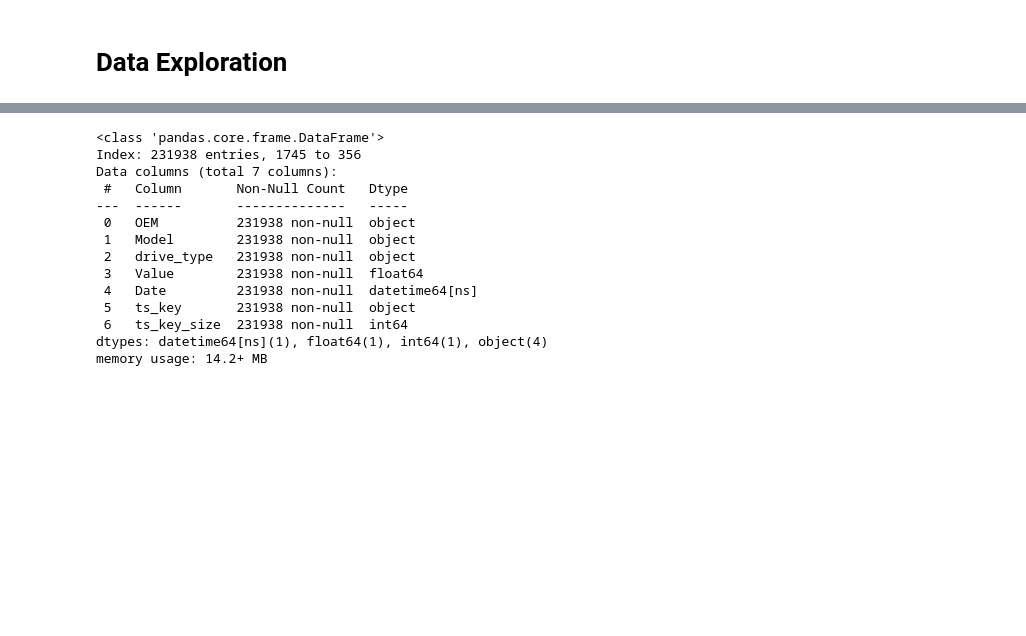
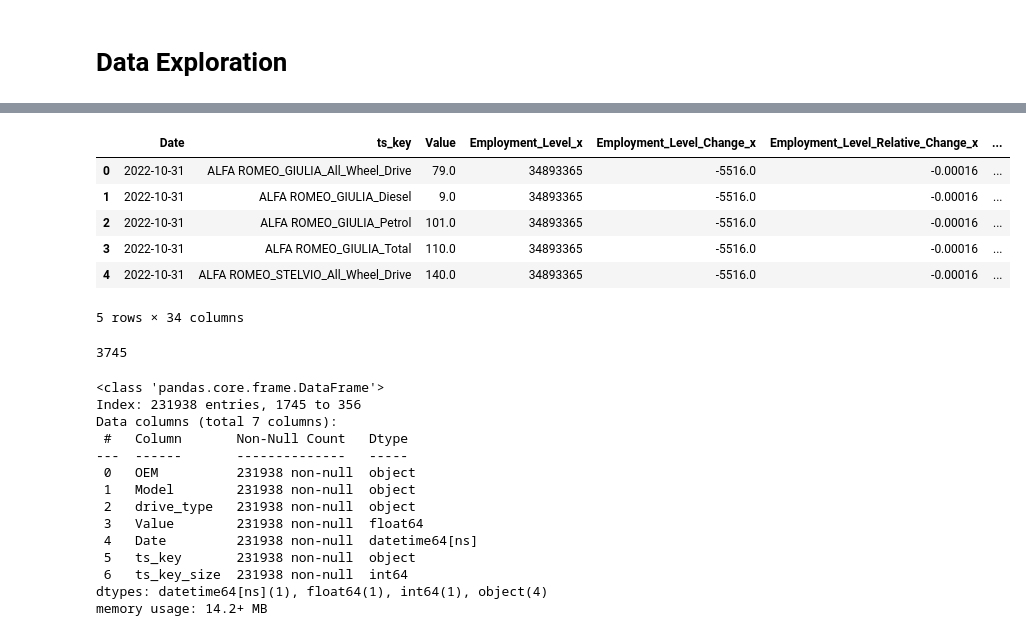
Before and after one commit to john2408/neural_networks_project_hdm, a Jupyter notebook: notebooks/john/data_exploration.ipynb, the cells around one changed output, grey strips where cells are left out. Saved outputs shown, nothing was run; the diff lists cells and outputs as text; code cells hidden in the pictures; blank space fills up the shorter version.

```diff
--- a/notebooks/john/data_exploration.ipynb
+++ b/notebooks/john/data_exploration.ipynb
@@ -2,3 +2,6 @@
 # Data Exploration
 # %%
 import pandas as pd
+# %%
+storage_path = "../../data/gold/monthly_registration_volume_gold.parquet"
+df_gold = pd.read_parquet(storage_path, engine='pyarrow')
@@ -5,2 +35,12 @@ import pandas as pd
+# %%
+df_gold.head()
+# %% [output]
+|  | Date | ts_key | Value | Employment_Level_x | Employment_Level_Change_x | Employment_Level_Relative_Change_x | ... |
+| 0 | 2022-10-31 | ALFA ROMEO_GIULIA_All_Wheel_Drive | 79.0 | 34893365 | -5516.0 | -0.00016 | ... |
+| 1 | 2022-10-31 | ALFA ROMEO_GIULIA_Diesel | 9.0 | 34893365 | -5516.0 | -0.00016 | ... |
+| 2 | 2022-10-31 | ALFA ROMEO_GIULIA_Petrol | 101.0 | 34893365 | -5516.0 | -0.00016 | ... |
+| 3 | 2022-10-31 | ALFA ROMEO_GIULIA_Total | 110.0 | 34893365 | -5516.0 | -0.00016 | ... |
+| 4 | 2022-10-31 | ALFA ROMEO_STELVIO_All_Wheel_Drive | 140.0 | 34893365 | -5516.0 | -0.00016 | ... |
+5 rows × 34 columns
 # %%
 storage_path = "../../data/processed/historical_kba_data.parquet"
@@ -9,6 +49,10 @@ df["ts_key_size"] = df.groupby('ts_key')['ts_key'].transform('size')
 
 # FIlter ts_keys with at least 12 entries
 df = df[df['ts_key_size'] >= 12].copy()
+# %%
+df['ts_key'].nunique()
+# %% [output]
+3745
 # %%
 df.info()
 # %% [output]
```
Also changed, not shown: parts of 4 cells of this notebook, 5 other files.
